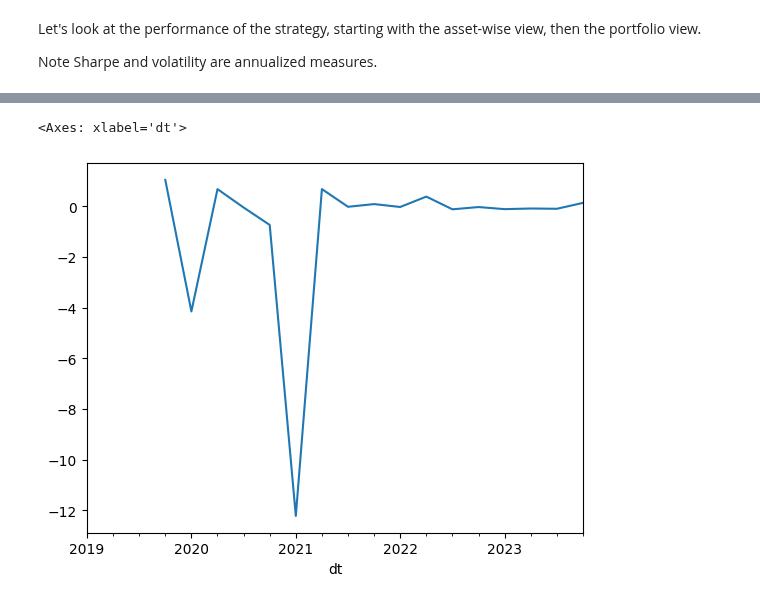
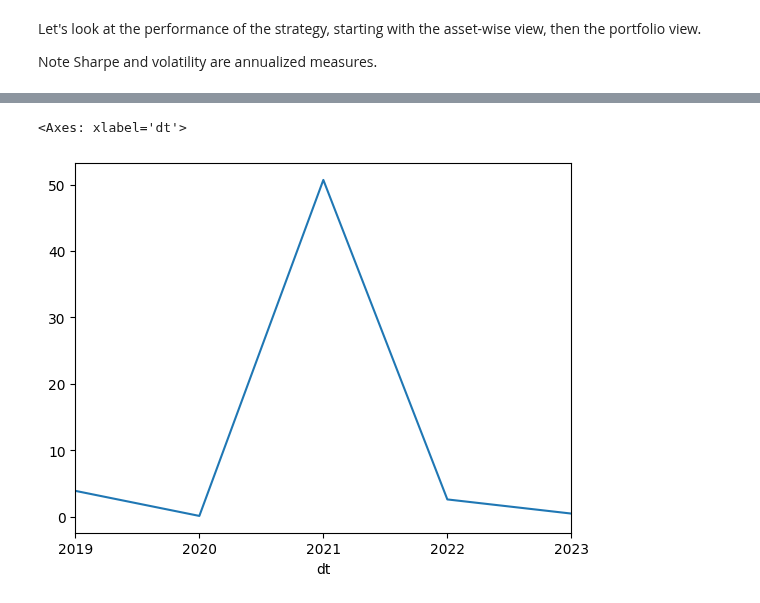
Before and after one commit to thecolngroup/alphavec, a Jupyter notebook: example.ipynb, the cells around one changed output, grey strips where cells are left out. Drawn from its saved outputs; the diff is of its cells as text; code cells hidden in the pictures.

```diff
--- a/example.ipynb
+++ b/example.ipynb
@@ -224,5 +219,5 @@ display(port_rets.skew(), port_rets.kurtosis())
-# %%
-port_rets.cumsum().resample("Q").last().pct_change().plot()
-# %% [output]
-<Axes: xlabel='dt'>
-[figure, removed]
+# %%
+np.exp(port_rets.resample("A").sum() - 1).plot()
+# %% [output]
+<Axes: xlabel='dt'>
+[figure, added]
```
Also changed, not shown: parts of 5 cells of this notebook, 1 other file.
